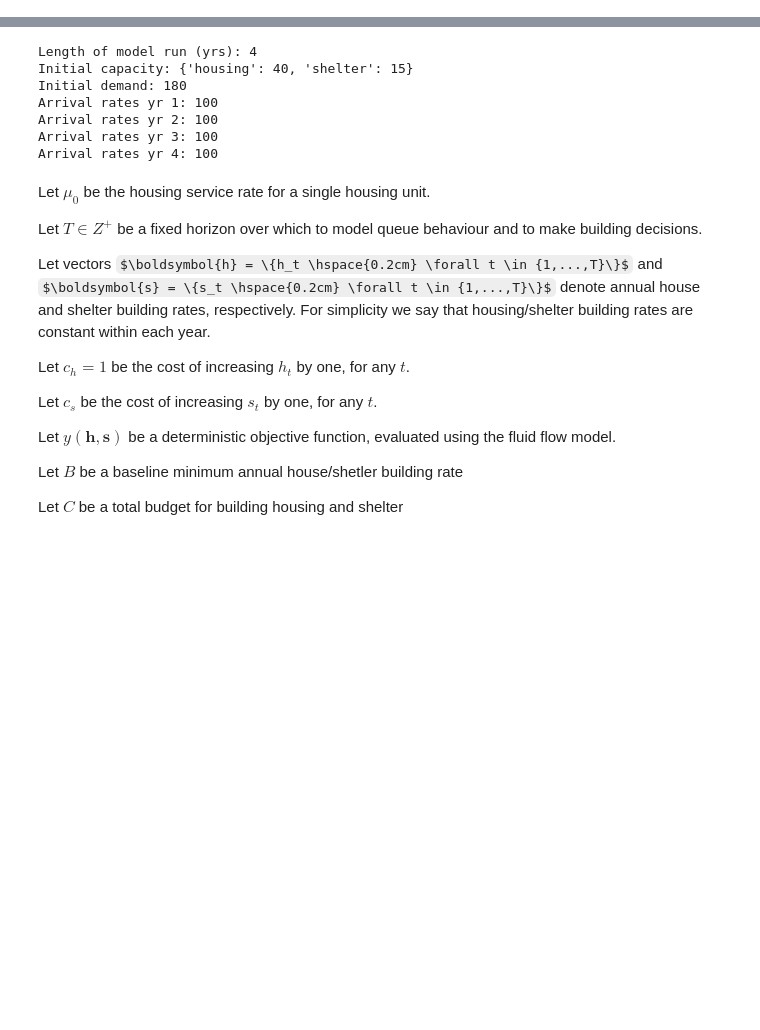
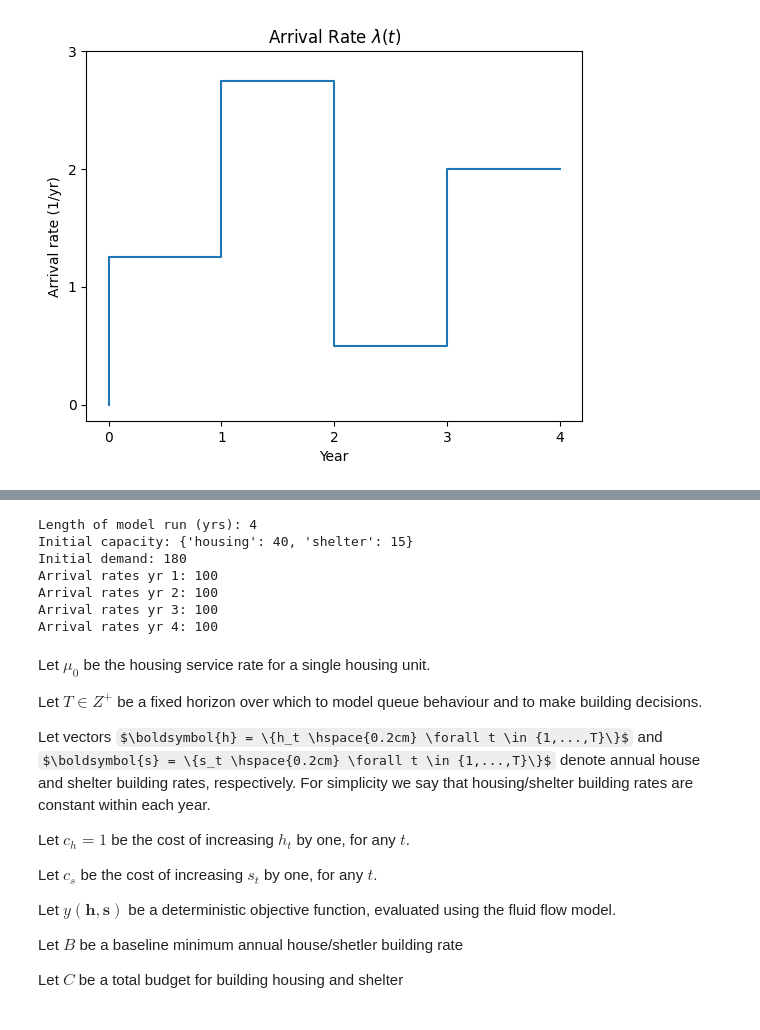
Before and after one commit to grahamburgess3/homeless_services, a Jupyter notebook: 08_fluid_flow_model.ipynb, the cells around one changed output, grey strips where cells are left out. Cells and saved outputs as stored; diff of their text form; code cells hidden in the pictures; some formulas as TeX source; blank space fills up the shorter version.

```diff
--- a/08_fluid_flow_model.ipynb
+++ b/08_fluid_flow_model.ipynb
@@ -50,0 +34,20 @@ with open('data_as_is_exp1.json') as json_file:
+# %%
+import numpy as np
+import matplotlib.pyplot as plt
+import math
+
+# Data
+t = [0,1,2,3,4]
+lmbda = [0,1.25,2.75,0.5,2]
+
+# Step chart
+fig, ax = plt.subplots()
+ax.step(t, lmbda, where = 'pre')
+ax.set_xlabel('Year')
+ax.set_ylabel('Arrival rate (1/yr)')
+ax.set_xticks(t)
+ax.set_yticks([0,1,2,3])
+ax.set_title('Arrival Rate $\lambda(t)$')
+plt.show()
+# %% [output]
+[figure, added]
```
Also changed, not shown: parts of 13 cells of this notebook.
